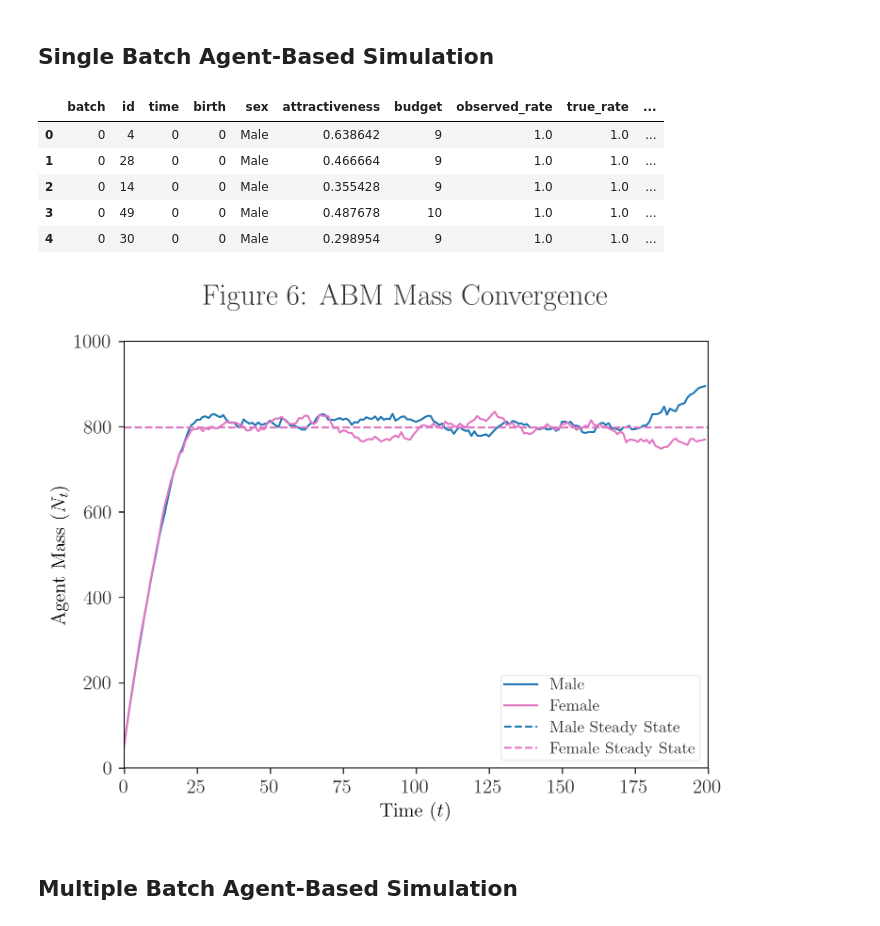
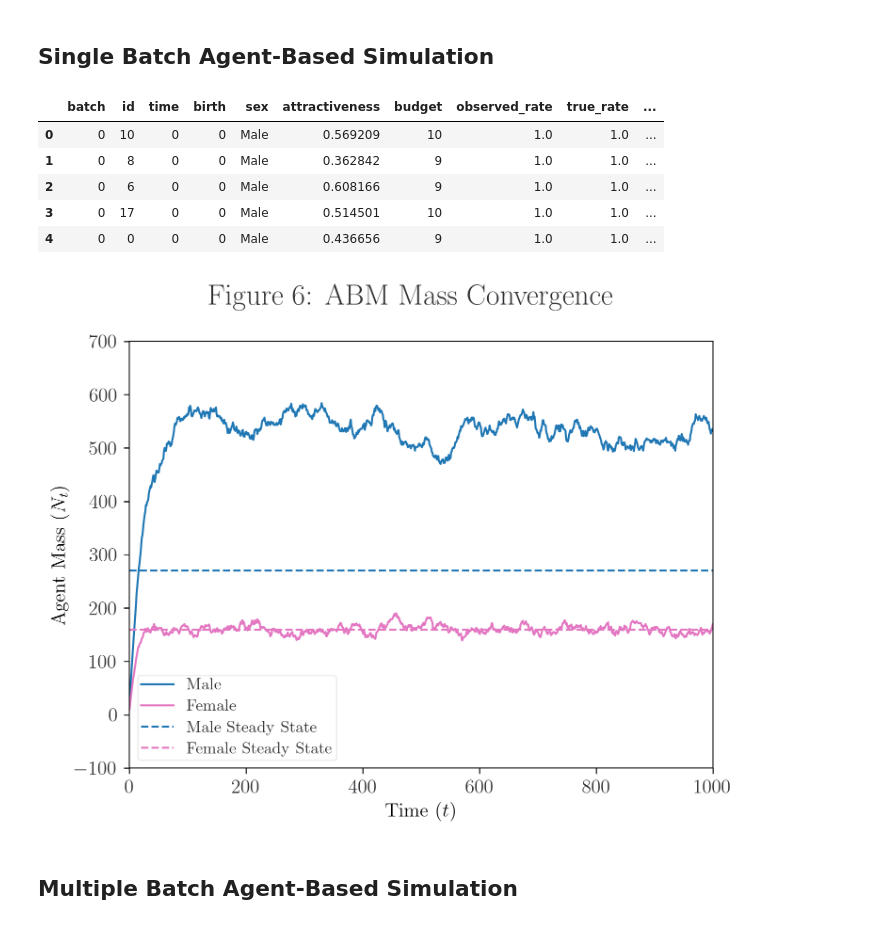
Before and after one commit to patohdzs/project-swipe, a Jupyter notebook: code/abm/dynamics.ipynb, the cells around one changed output. Saved outputs shown, nothing was run; the diff lists cells and outputs as text; code cells hidden in the pictures.

```diff
--- a/code/abm/dynamics.ipynb
+++ b/code/abm/dynamics.ipynb
@@ -36,8 +36,8 @@ def reset_exog_params():
     uw = lambda θ : θ
     Fm = beta(3,3)
     Fw = beta(3,3)
-    λm = 50
-    λw = 50
+    λm = 20
+    λw = 10
 
 def exog_params():
     return (Bm, Bw, bm_vals, bw_vals, δ, um, uw, Fm, Fw, λm, λw)
@@ -205,17 +205,17 @@ Average Pr(right-swipe):  0.49 0.49
 ## Single Batch Agent-Based Simulation
 # %%
 reset_exog_params()
-T = 200
+T = 1000
 simulation = simulate_game(T, μ_star, ω_star, exog_params())
 batch = pd.DataFrame(simulation)
 batch.head(5)
 # %% [output]
 |  | batch | id | time | birth | sex | attractiveness | budget | observed_rate | true_rate | ... |
-| 0 | 0 | 4 | 0 | 0 | Male | 0.638642 | 9 | 1.0 | 1.0 | ... |
-| 1 | 0 | 28 | 0 | 0 | Male | 0.466664 | 9 | 1.0 | 1.0 | ... |
-| 2 | 0 | 14 | 0 | 0 | Male | 0.355428 | 9 | 1.0 | 1.0 | ... |
-| 3 | 0 | 49 | 0 | 0 | Male | 0.487678 | 10 | 1.0 | 1.0 | ... |
-| 4 | 0 | 30 | 0 | 0 | Male | 0.298954 | 9 | 1.0 | 1.0 | ... |
+| 0 | 0 | 10 | 0 | 0 | Male | 0.569209 | 10 | 1.0 | 1.0 | ... |
+| 1 | 0 | 8 | 0 | 0 | Male | 0.362842 | 9 | 1.0 | 1.0 | ... |
+| 2 | 0 | 6 | 0 | 0 | Male | 0.608166 | 9 | 1.0 | 1.0 | ... |
+| 3 | 0 | 17 | 0 | 0 | Male | 0.514501 | 10 | 1.0 | 1.0 | ... |
+| 4 | 0 | 0 | 0 | 0 | Male | 0.436656 | 9 | 1.0 | 1.0 | ... |
 # %%
 mass_by_sex = batch.groupby(['time', 'sex'], as_index=False).size()
 Nm_series = mass_by_sex[mass_by_sex.sex=='Male']['size']
@@ -235,7 +235,7 @@ ax.legend()
 fig.suptitle('Figure 6: ABM Mass Convergence ')
 plt.show()
 # %% [output]
-[figure, old version]
+[figure, new version]
 # %% [markdown]
 ## Multiple Batch Agent-Based Simulation
 # %%
```
Also changed, not shown: parts of 5 cells of this notebook, 11 other files.
